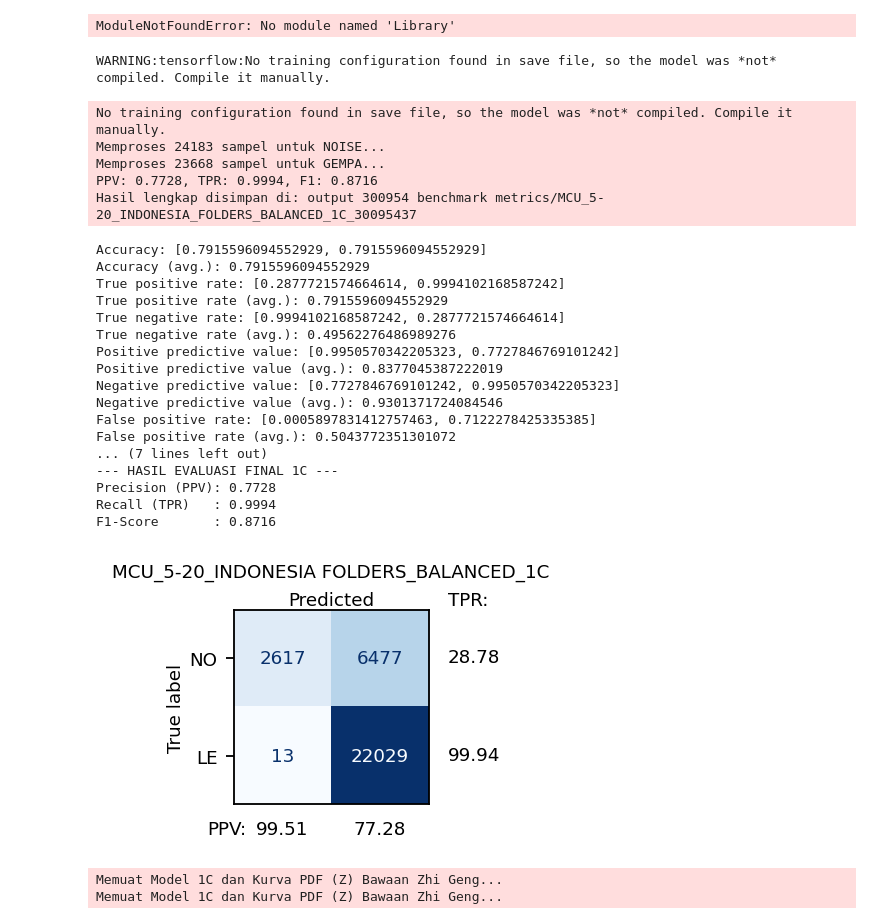
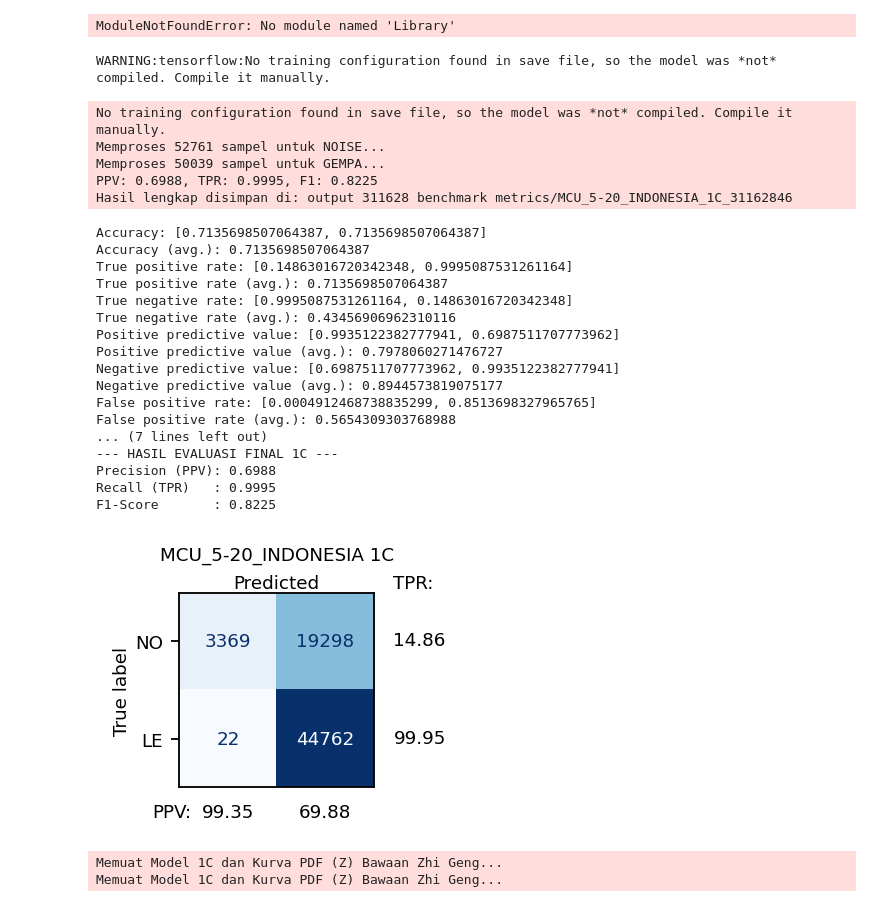
Before and after one commit to verykurniabakti/seismiccode, a Jupyter notebook: mcu_quake/code_gen_trying/indonesia_jaya_benchmarking_data/pre_processing_identik_zhi_geng_1c.ipynb, the cells around one changed output. Saved outputs shown, nothing was run; the diff lists cells and outputs as text; code cells hidden in the pictures.

```diff
--- a/mcu_quake/code_gen_trying/indonesia_jaya_benchmarking_data/pre_processing_identik_zhi_geng_1c.ipynb
+++ b/mcu_quake/code_gen_trying/indonesia_jaya_benchmarking_data/pre_processing_identik_zhi_geng_1c.ipynb
@@ -163,7 +163,7 @@ def inspect_and_plot_data(folder_path, label_name, color):
 # ==========================================
 # KONFIGURASI PATH (Sudah dilengkapi)
 # ==========================================
-DIR_GEMPA = "/Volumes/Local Disk/Code_Git/S3_code/seismic/mcu_quake/code_gen_trying/indonesia_jaya_benchmarking_data/output/waveform_buffer/waveform_earthquake_npy_zhi_geng_like"
+DIR_GEMPA = "/Volumes/Local Disk/Code_Git/S3_code/seismic/mcu_quake/code_gen_trying/indonesia_jaya_benchmarking_data/output/waveform_buffer/waveform_earthquake_npy_zhi_geng_like_02"
 DIR_NOISE = "/Volumes/Local Disk/Code_Git/S3_code/seismic/mcu_quake/code_gen_trying/indonesia_jaya_benchmarking_data/output/waveform_buffer/waveform_noise_npy_zhi_geng_like"
 
 # Cek Data Gempa (Warna Biru)
@@ -292,8 +292,8 @@ if __name__ == "__main__":
     true_labels = ["NO", "LE"]
 
     # Path ke folder .npy yang baru diekstrak
-    DIR_NOISE = r"/Volumes/Local Disk/Code_Git/S3_code/seismic/mcu_quake/code_gen_trying/indonesia_jaya_benchmarking_data/output/waveform_buffer/waveform_noise_npy_zhi_geng_like"
-    DIR_GEMPA = r"/Volumes/Local Disk/Code_Git/S3_code/seismic/mcu_quake/code_gen_trying/indonesia_jaya_benchmarking_data/output/waveform_buffer/waveform_earthquake_npy_zhi_geng_like"
+    DIR_NOISE = r"/Volumes/Local Disk/Code_Git/S3_code/seismic/mcu_quake/code_gen_trying/indonesia_jaya_benchmarking_data/output/waveform_buffer/waveform_noise_npy_zhi_geng_like_02"
+    DIR_GEMPA = r"/Volumes/Local Disk/Code_Git/S3_code/seismic/mcu_quake/code_gen_trying/indonesia_jaya_benchmarking_data/output/waveform_buffer/waveform_earthquake_npy_zhi_geng_like_02"
 
     # Path Model (Format SavedModel / Folder langsung)
 
@@ -413,8 +413,8 @@ if __name__ == "__main__":
     true_labels = ["NO", "LE"]
 
     # Path ke folder .npy yang baru diekstrak
-    DIR_NOISE = r"/Volumes/Local Disk/Code_Git/S3_code/seismic/mcu_quake/code_gen_trying/indonesia_jaya_benchmarking_data/output/waveform_buffer/waveform_noise_npy_zhi_geng_like"
-    DIR_GEMPA = r"/Volumes/Local Disk/Code_Git/S3_code/seismic/mcu_quake/code_gen_trying/indonesia_jaya_benchmarking_data/output/waveform_buffer/waveform_earthquake_npy_zhi_geng_like"
+    DIR_NOISE = r"/Volumes/Local Disk/Code_Git/S3_code/seismic/mcu_quake/code_gen_trying/indonesia_jaya_benchmarking_data/output/waveform_buffer/waveform_noise_npy_zhi_geng_like_02"
+    DIR_GEMPA = r"/Volumes/Local Disk/Code_Git/S3_code/seismic/mcu_quake/code_gen_trying/indonesia_jaya_benchmarking_data/output/waveform_buffer/waveform_earthquake_npy_zhi_geng_like_02"
 
     # Path Model (Format SavedModel / Folder langsung)
     model_path = r"/Volumes/Local Disk/Code_Git/S3_code/seismic/mcu_quake/code_gen_trying/indonesia_jaya_benchmarking_data/mcquake_ori_file/Code & Figure demo/Pre-trained model/MCU-Quake 5-20"
@@ -423,7 +423,7 @@ if __name__ == "__main__":
     INPUT_WIN = 7
     SAMPLING_RATE = 100
     MODEL_TAG = "MCU_5-20_INDONESIA"
-    DATA_TAG = "FOLDERS_BALANCED_1C"
+    DATA_TAG = "1C"
 
     #===================================================================
     # 2. INISIALISASI LOGGER & LOAD MODEL
@@ -494,53 +494,53 @@ if __name__ == "__main__":
     if matrix.shape != (2, 2): matrix = matrix[:2, :2]
 
     tn, fp, fn, tp = matrix.ravel()
     ppv = tp / (tp + fp) if (tp + fp) > 0 else 0
     tpr = tp / (tp + fn) if (tp + fn) > 0 else 0
     f1 = 2 * (ppv * tpr) / (ppv + tpr) if (ppv + tpr) > 0 else 0
 
     print(f"\n--- HASIL EVALUASI FINAL 1C ---")
     print(f"Precision (PPV): {ppv:.4f}")
     print(f"Recall (TPR)   : {tpr:.4f}")
     print(f"F1-Score       : {f1:.4f}")
 
     logger.info(f"PPV: {ppv:.4f}, TPR: {tpr:.4f}, F1: {f1:.4f}")
 
     # Plot & Save
     fig = utils.plot_confusion(title=f"{MODEL_TAG} {DATA_TAG}",
                                true_labels=true_labels,
                                matrix=matrix,
                                metrics=metrics,
                                fig_size=[6, 5])
 
     fig.savefig(os.path.join(save_dir, "confusion_matrix.jpg"), dpi=300)
     dataset.save_json_data(os.path.join(save_dir, "metrics.json"), metrics)
 
     logger.info(f"Hasil lengkap disimpan di: {save_dir}")
 # %% [output]
 WARNING:tensorflow:No training configuration found in save file, so the model was *not* compiled. Compile it manually.
 No training configuration found in save file, so the model was *not* compiled. Compile it manually.
-Memproses 24183 sampel untuk NOISE...
-Memproses 23668 sampel untuk GEMPA...
-PPV: 0.7728, TPR: 0.9994, F1: 0.8716
-Hasil lengkap disimpan di: output 300954 benchmark metrics/MCU_5-20_INDONESIA_FOLDERS_BALANCED_1C_30095437
+Memproses 52761 sampel untuk NOISE...
+Memproses 50039 sampel untuk GEMPA...
+PPV: 0.6988, TPR: 0.9995, F1: 0.8225
+Hasil lengkap disimpan di: output 311628 benchmark metrics/MCU_5-20_INDONESIA_1C_31162846
-Accuracy: [0.7915596094552929, 0.7915596094552929]
-Accuracy (avg.): 0.7915596094552929
-True positive rate: [0.2877721574664614, 0.9994102168587242]
-True positive rate (avg.): 0.7915596094552929
-True negative rate: [0.9994102168587242, 0.2877721574664614]
-True negative rate (avg.): 0.49562276486989276
-Positive predictive value: [0.9950570342205323, 0.7727846769101242]
-Positive predictive value (avg.): 0.8377045387222019
-Negative predictive value: [0.7727846769101242, 0.9950570342205323]
-Negative predictive value (avg.): 0.9301371724084546
-False positive rate: [0.0005897831412757463, 0.7122278425335385]
-False positive rate (avg.): 0.5043772351301072
+Accuracy: [0.7135698507064387, 0.7135698507064387]
+Accuracy (avg.): 0.7135698507064387
+True positive rate: [0.14863016720342348, 0.9995087531261164]
+True positive rate (avg.): 0.7135698507064387
+True negative rate: [0.9995087531261164, 0.14863016720342348]
+True negative rate (avg.): 0.43456906962310116
+Positive predictive value: [0.9935122382777941, 0.6987511707773962]
+Positive predictive value (avg.): 0.7978060271476727
+Negative predictive value: [0.6987511707773962, 0.9935122382777941]
+Negative predictive value (avg.): 0.8944573819075177
+False positive rate: [0.0004912468738835299, 0.8513698327965765]
+False positive rate (avg.): 0.5654309303768988
 ... (7 lines left out)
 --- HASIL EVALUASI FINAL 1C ---
-Precision (PPV): 0.7728
-Recall (TPR)   : 0.9994
-F1-Score       : 0.8716
+Precision (PPV): 0.6988
+Recall (TPR)   : 0.9995
+F1-Score       : 0.8225
-[figure, old version]
+[figure, new version]
 # %%
 # -*- coding: utf-8 -*-
 import sys
```
Also changed, not shown: parts of 4 cells of this notebook, 6 other files.
